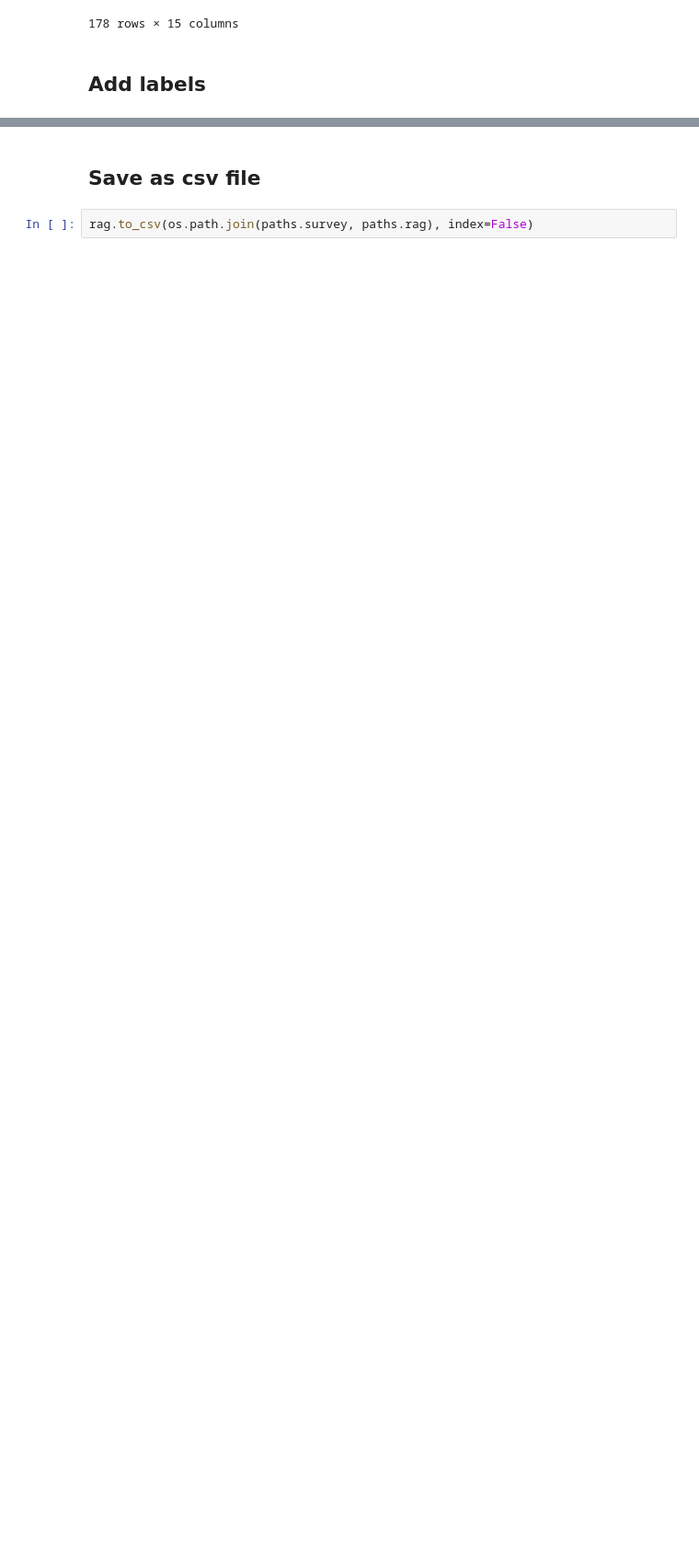
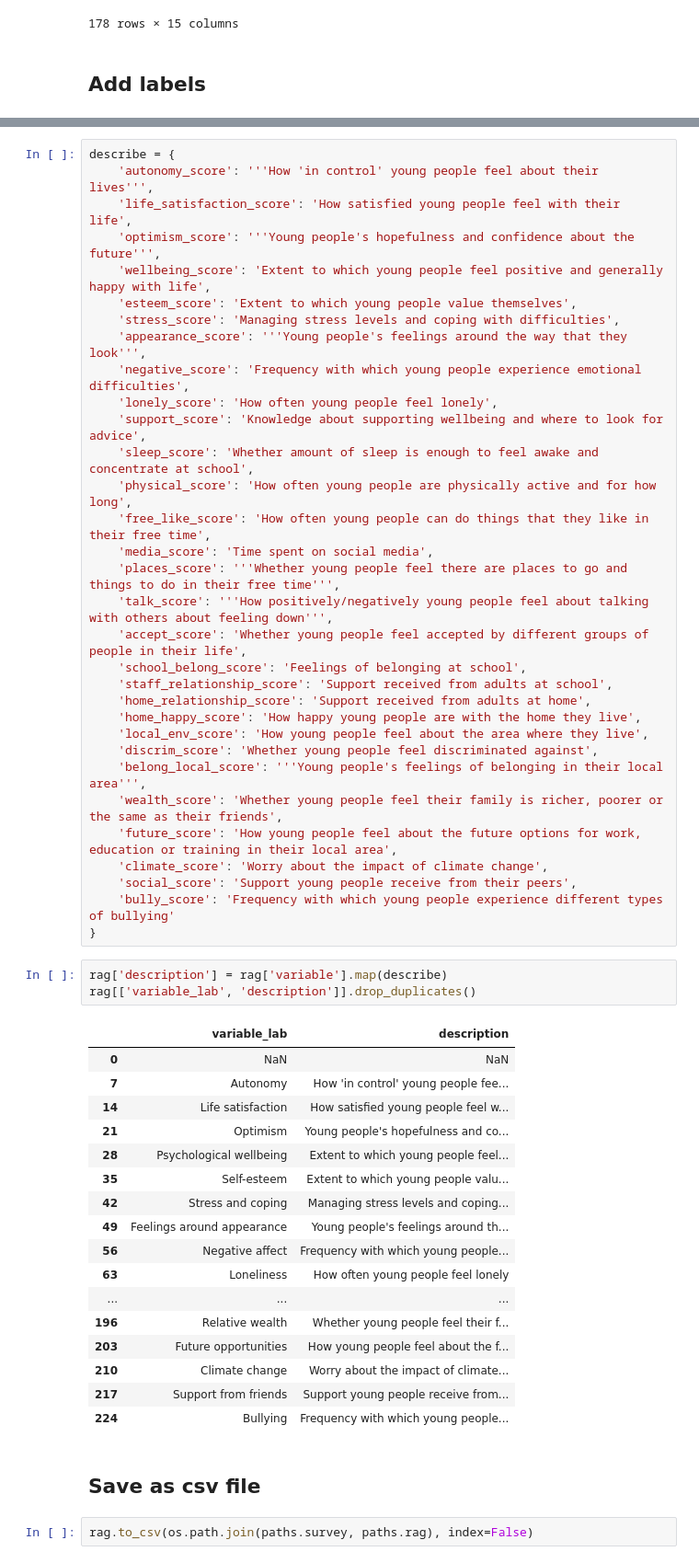
Before and after one commit to kailo-beewell/synthetic_standard_school_dashboards, a Jupyter notebook: create_and_process_data/3_rag_ratings.ipynb, the cells around one changed output, grey strips where cells are left out. Shown at 92% size. Drawn from its saved outputs; the diff is of its cells as text; blank space fills up the shorter version.

```diff
--- a/create_and_process_data/3_rag_ratings.ipynb
+++ b/create_and_process_data/3_rag_ratings.ipynb
@@ -266,3 +256,56 @@ rag[['variable', 'variable_lab']].drop_duplicates()
+# %%
+describe = {
+    'autonomy_score': '''How 'in control' young people feel about their lives''',
+    'life_satisfaction_score': 'How satisfied young people feel with their life',
+    'optimism_score': '''Young people's hopefulness and confidence about the future''',
+    'wellbeing_score': 'Extent to which young people feel positive and generally happy with life',
+    'esteem_score': 'Extent to which young people value themselves',
+    'stress_score': 'Managing stress levels and coping with difficulties',
+    'appearance_score': '''Young people's feelings around the way that they look''',
+    'negative_score': 'Frequency with which young people experience emotional difficulties',
+    'lonely_score': 'How often young people feel lonely',
+    'support_score': 'Knowledge about supporting wellbeing and where to look for advice',
+    'sleep_score': 'Whether amount of sleep is enough to feel awake and concentrate at school',
+    'physical_score': 'How often young people are physically active and for how long',
+    'free_like_score': 'How often young people can do things that they like in their free time',
+    'media_score': 'Time spent on social media',
+    'places_score': '''Whether young people feel there are places to go and things to do in their free time''',
+    'talk_score': '''How positively/negatively young people feel about talking with others about feeling down''',
+    'accept_score': 'Whether young people feel accepted by different groups of people in their life',
+    'school_belong_score': 'Feelings of belonging at school',
+    'staff_relationship_score': 'Support received from adults at school',
+    'home_relationship_score': 'Support received from adults at home',
+    'home_happy_score': 'How happy young people are with the home they live',
+    'local_env_score': 'How young people feel about the area where they live',
+    'discrim_score': 'Whether young people feel discriminated against',
+    'belong_local_score': '''Young people's feelings of belonging in their local area''',
+    'wealth_score': 'Whether young people feel their family is richer, poorer or the same as their friends',
+    'future_score': 'How young people feel about the future options for work, education or training in their local area',
+    'climate_score': 'Worry about the impact of climate change',
+    'social_score': 'Support young people receive from their peers',
+    'bully_score': 'Frequency with which young people experience different types of bullying'
+}
+# %%
+rag['description'] = rag['variable'].map(describe)
+rag[['variable_lab', 'description']].drop_duplicates()
+# %% [output]
+|  | variable_lab | description |
+| 0 | NaN | NaN |
+| 7 | Autonomy | How 'in control' young people fee... |
+| 14 | Life satisfaction | How satisfied young people feel w... |
+| 21 | Optimism | Young people's hopefulness and co... |
+| 28 | Psychological wellbeing | Extent to which young people feel... |
+| 35 | Self-esteem | Extent to which young people valu... |
+| 42 | Stress and coping | Managing stress levels and coping... |
+| 49 | Feelings around appearance | Young people's feelings around th... |
+| 56 | Negative affect | Frequency with which young people... |
+| 63 | Loneliness | How often young people feel lonely |
+| ... | ... | ... |
+| 196 | Relative wealth | Whether young people feel their f... |
+| 203 | Future opportunities | How young people feel about the f... |
+| 210 | Climate change | Worry about the impact of climate... |
+| 217 | Support from friends | Support young people receive from... |
+| 224 | Bullying | Frequency with which young people... |
 # %% [markdown]
 ## Save as csv file
 # %%
```
Also changed, not shown: parts of 10 cells of this notebook, 1 other file.
